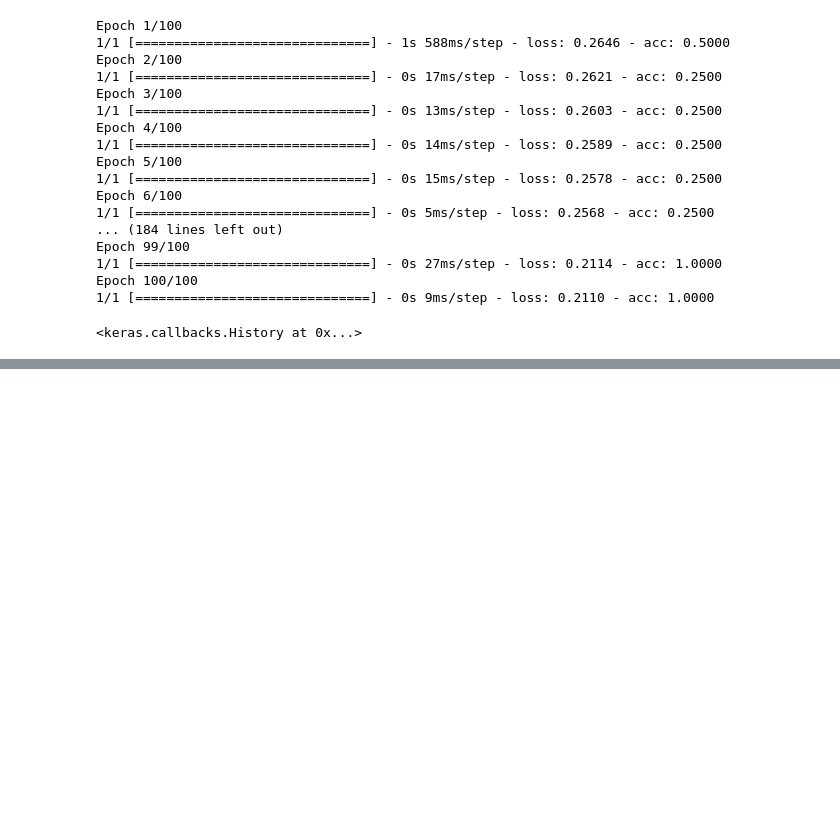
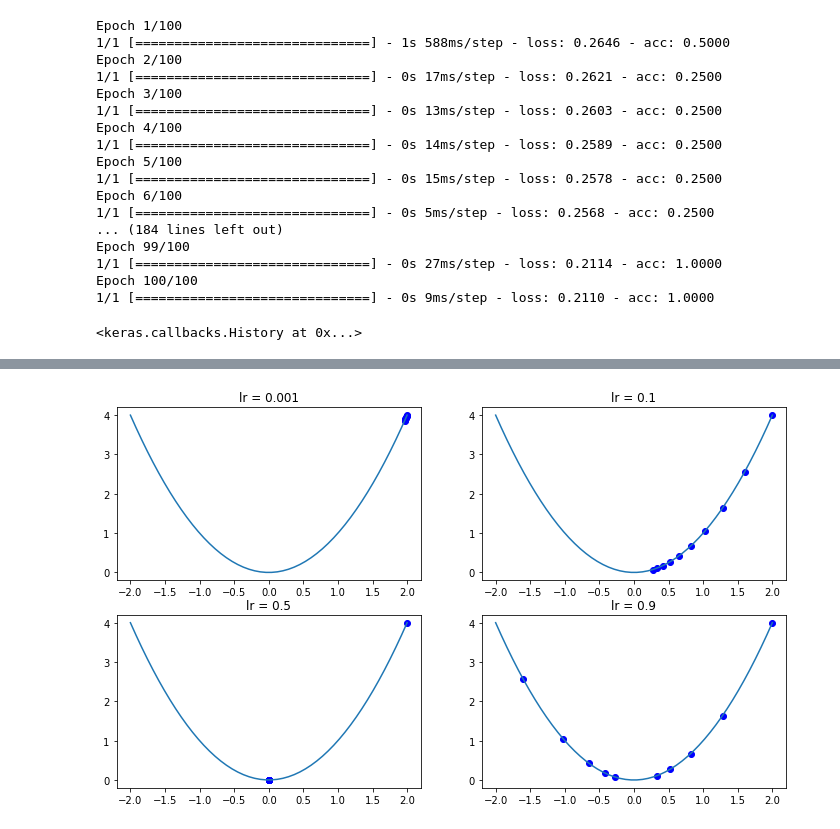
Before and after one commit to sonzwon/TIL_DL, a Jupyter notebook: perceptron.ipynb, the cells around one changed output, grey strips where cells are left out. Saved outputs shown, nothing was run; the diff lists cells and outputs as text; code cells hidden in the pictures; blank space fills up the shorter version.

```diff
--- a/perceptron.ipynb
+++ b/perceptron.ipynb
@@ -142,0 +189,34 @@ model.get_weights()
+# %%
+# 여러가지 학습률
+lr_list = [0.001, 0.1, 0.5, 0.9]
+# %%
+def get_derivative(lr):
+  w_old = 2
+  derivative = [w_old]
+
+  y = [w_old**2] # 손실함수 y=x^2
+
+  for i in range(1,10):
+    dev_value = w_old*2 # 해당위치에서의 미분값
+    w_new = w_old-(lr*dev_value)
+    w_old = w_new
+
+    derivative.append(w_old) # 업데이트된 가중치 저장
+    y.append(w_old**2) # 업데이트된 가중치의 손실값 저장
+
+  return derivative, y
+# %%
+x = np.linspace(-2, 2, 50)
+x_square = [i**2 for i in x]
+
+fig = plt.figure(figsize=(12,7))
+
+for i, lr in enumerate(lr_list):
+  derivative, y = get_derivative(lr)
+  ax = fig.add_subplot(2,2,i+1)
+  ax.scatter(derivative, y, color='blue')
+  ax.plot(x, x_square)
+  ax.title.set_text('lr = '+str(lr))
+plt.show()
+# %% [output]
+[figure, added]
```
Also changed, not shown: parts of 10 cells of this notebook.
